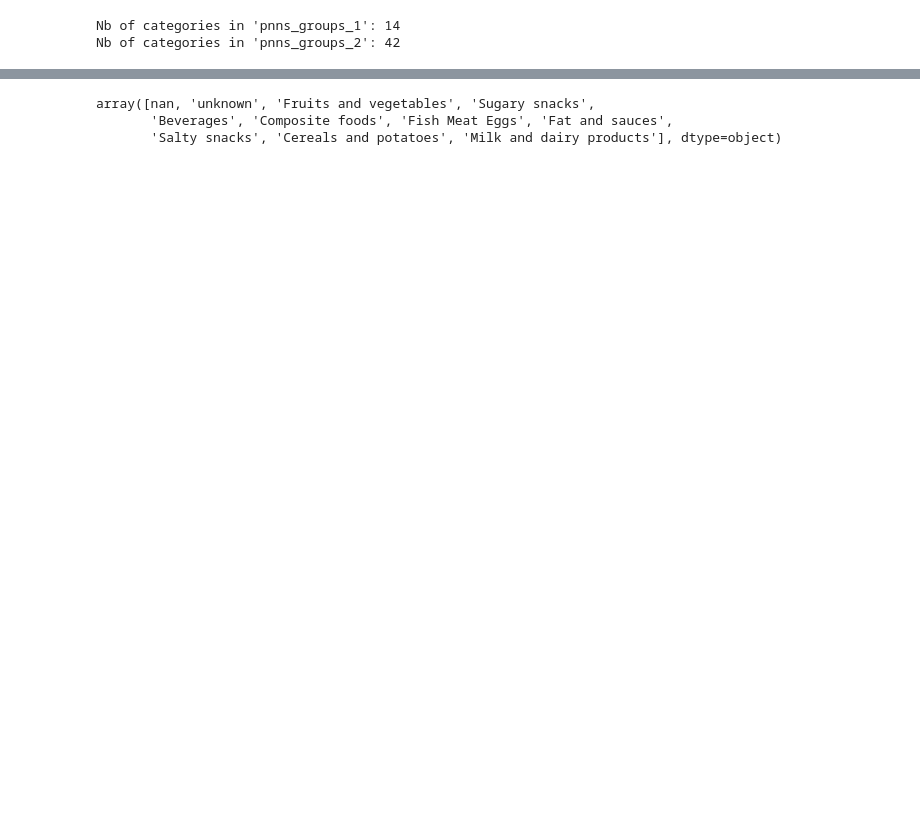
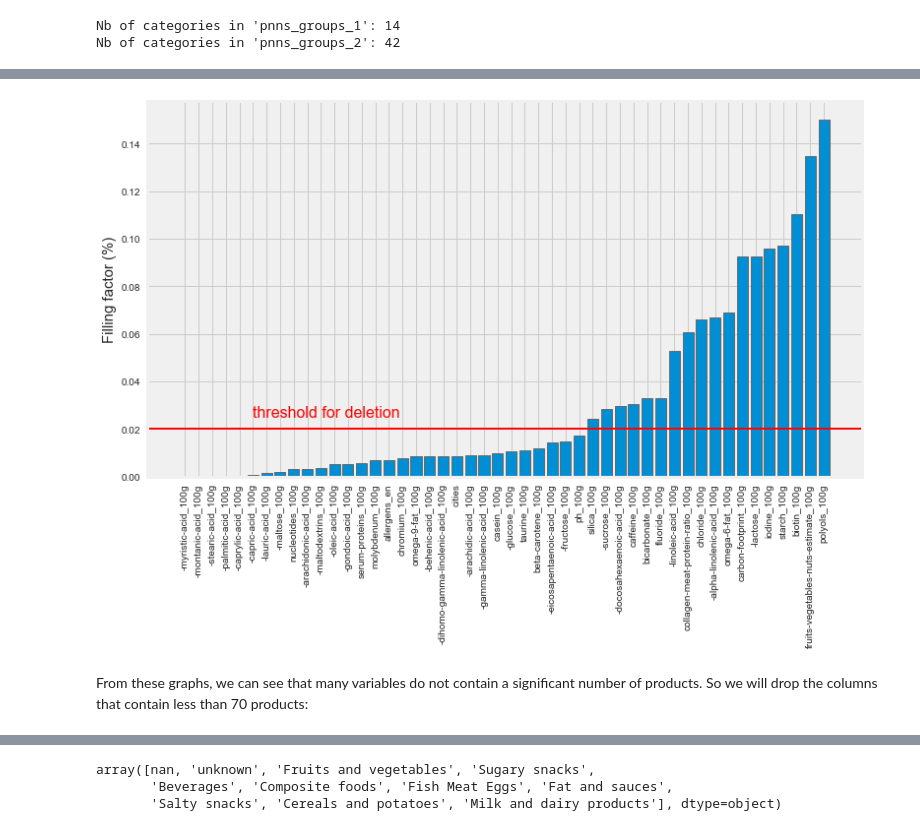
Before and after one commit to jazzyjzou/ml_team, a Jupyter notebook: ml_final.ipynb, the cells around one changed output, grey strips where cells are left out. Saved outputs shown, nothing was run; the diff lists cells and outputs as text; code cells hidden in the pictures; blank space fills up the shorter version.

```diff
--- a/ml_final.ipynb
+++ b/ml_final.ipynb
@@ -323,0 +364,18 @@ Nb of categories in 'pnns_groups_1': 10
+# %%
+col_filling_2 = col_filling.loc[col_filling['filling_factor'] < 0.2]
+y_axis  = list(col_filling_2['filling_factor'])
+x_axis  = [i for i in range(len(col_filling_2))]
+x_label = list(col_filling_2['column_name'])
+fig = plt.figure(figsize=(11, 8))
+plt.xticks(rotation=90)
+plt.xticks(x_axis, x_label)
+plt.ylabel('Filling factor (%)', fontsize = 15)
+plt.bar(x_axis, y_axis)
+plt.axhline(y=0.02, linewidth=2, color = 'r')
+plt.text(5, 0.025, 'threshold for deletion', fontsize = 16, color = 'r')
+plt.tight_layout()
+plt.show()
+# %% [output]
+[figure, added]
+# %% [markdown]
+From these graphs, we can see that many variables do not contain a significant number of products. So we will drop the columns that contain less than 70 products:
```
Also changed, not shown: parts of 84 cells of this notebook.
